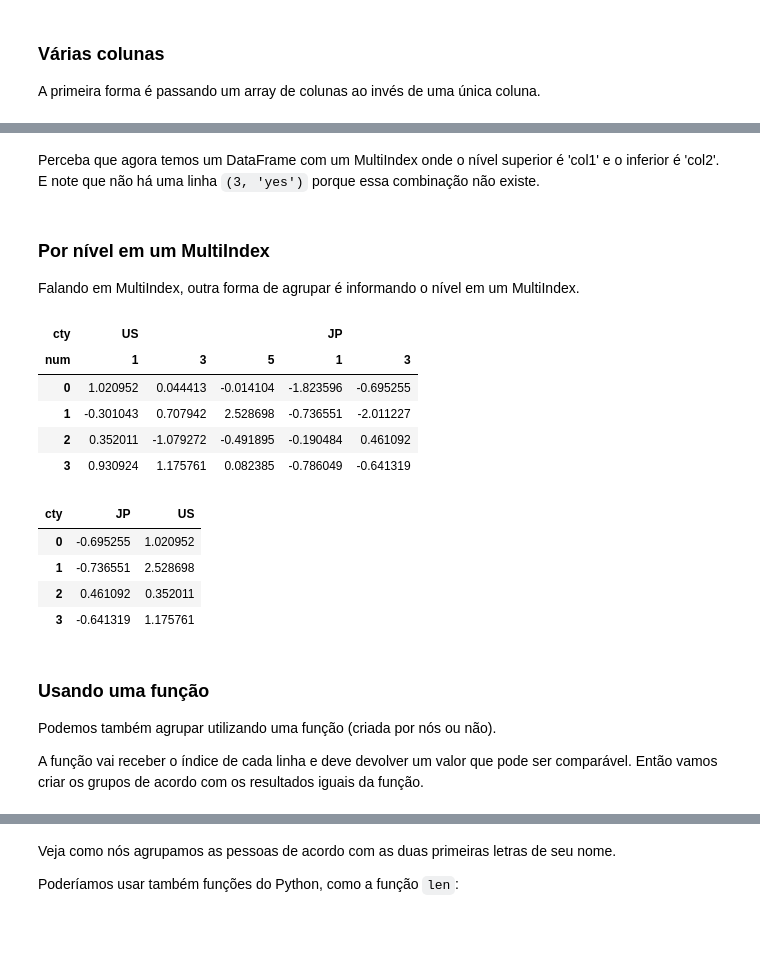
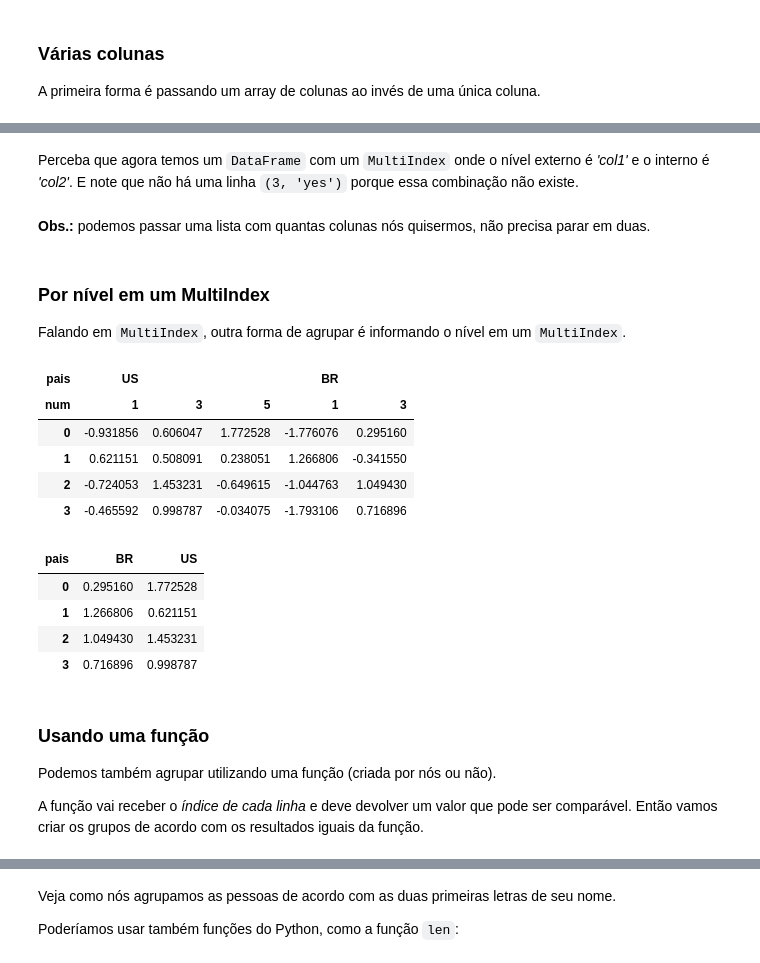
Before and after one commit to Giatroo/BeeData_GroupBy-in-Pandas, a Jupyter notebook: GroupBy.ipynb, the cells around one changed output, grey strips where cells are left out. Saved outputs shown, nothing was run; the diff lists cells and outputs as text; code cells hidden in the pictures; blank space fills up the shorter version.

```diff
--- a/GroupBy.ipynb
+++ b/GroupBy.ipynb
@@ -282,35 +299,38 @@ df1.groupby(['col1', 'col2']).mean()
 # %% [markdown]
-Perceba que agora temos um DataFrame com um MultiIndex onde o nível superior é 'col1' e o inferior é 'col2'. E note que não há uma linha `(3, 'yes')` porque essa combinação não existe.
+Perceba que agora temos um `DataFrame` com um `MultiIndex` onde o nível externo é *'col1'* e o interno é *'col2'*. E note que não há uma linha `(3, 'yes')` porque essa combinação não existe.
+# %% [markdown]
+**Obs.:** podemos passar uma lista com quantas colunas nós quisermos, não precisa parar em duas.
 # %% [markdown]
 ### Por nível em um MultiIndex
-Falando em MultiIndex, outra forma de agrupar é informando o nível em um MultiIndex.
+Falando em `MultiIndex`, outra forma de agrupar é informando o nível em um `MultiIndex`.
 # %%
-colunas = pd.MultiIndex.from_arrays([['US']*3 +['JP']*2,
+colunas = pd.MultiIndex.from_arrays([['US']*3 +['BR']*2,
                                      [1, 3, 5, 1, 3]],
-                                    names=['cty', 'num'])
+                                    names=['pais', 'num'])
 hier_df = pd.DataFrame(np.random.randn(4, 5), columns=colunas)
 hier_df
 # %% [output]
-| cty | US |  |  | JP |  |
+| pais | US |  |  | BR |  |
 | num | 1 | 3 | 5 | 1 | 3 |
-| 0 | 1.020952 | 0.044413 | -0.014104 | -1.823596 | -0.695255 |
-| 1 | -0.301043 | 0.707942 | 2.528698 | -0.736551 | -2.011227 |
-| 2 | 0.352011 | -1.079272 | -0.491895 | -0.190484 | 0.461092 |
-| 3 | 0.930924 | 1.175761 | 0.082385 | -0.786049 | -0.641319 |
+| 0 | -0.931856 | 0.606047 | 1.772528 | -1.776076 | 0.295160 |
+| 1 | 0.621151 | 0.508091 | 0.238051 | 1.266806 | -0.341550 |
+| 2 | -0.724053 | 1.453231 | -0.649615 | -1.044763 | 1.049430 |
+| 3 | -0.465592 | 0.998787 | -0.034075 | -1.793106 | 0.716896 |
 # %%
-hier_df.groupby(level='cty', axis='columns').max()
+# groupby aceita os keyword arguments level e axis
+hier_df.groupby(level='pais', axis='columns').max()
 # %% [output]
-| cty | JP | US |
-| 0 | -0.695255 | 1.020952 |
-| 1 | -0.736551 | 2.528698 |
-| 2 | 0.461092 | 0.352011 |
-| 3 | -0.641319 | 1.175761 |
+| pais | BR | US |
+| 0 | 0.295160 | 1.772528 |
+| 1 | 1.266806 | 0.621151 |
+| 2 | 1.049430 | 1.453231 |
+| 3 | 0.716896 | 0.998787 |
 # %% [markdown]
 ### Usando uma função
 
 Podemos também agrupar utilizando uma função (criada por nós ou não).
 
-A função vai receber o índice de cada linha e deve devolver um valor que pode ser comparável. Então vamos criar os grupos de acordo com os resultados iguais da função.
+A função vai receber o *índice de cada linha* e deve devolver um valor que pode ser comparável. Então vamos criar os grupos de acordo com os resultados iguais da função.
 # %%
 df2 = pd.DataFrame({'nome' : ['João', 'Cláudia', 'Mariana', 'Mario', 'Joana', 'Lucas', 'Marcos'],
                    'nota1' : np.random.randint(0, 11, size=7),
```
Also changed, not shown: parts of 41 cells of this notebook.
